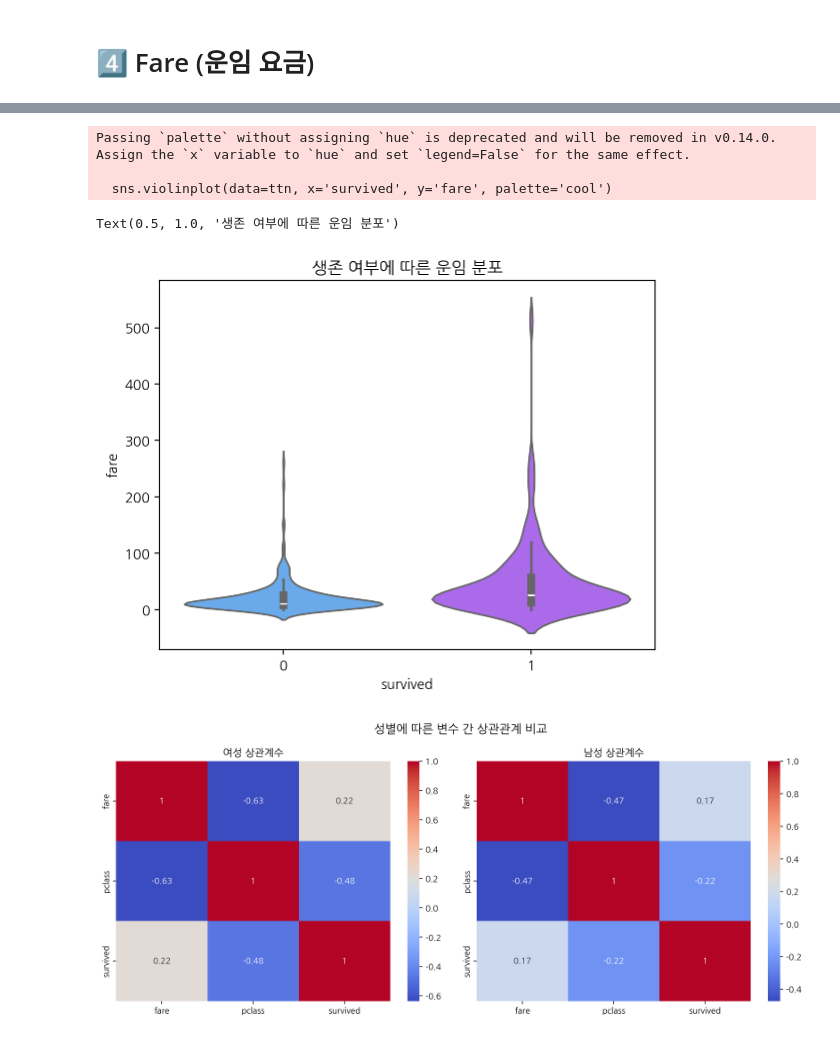
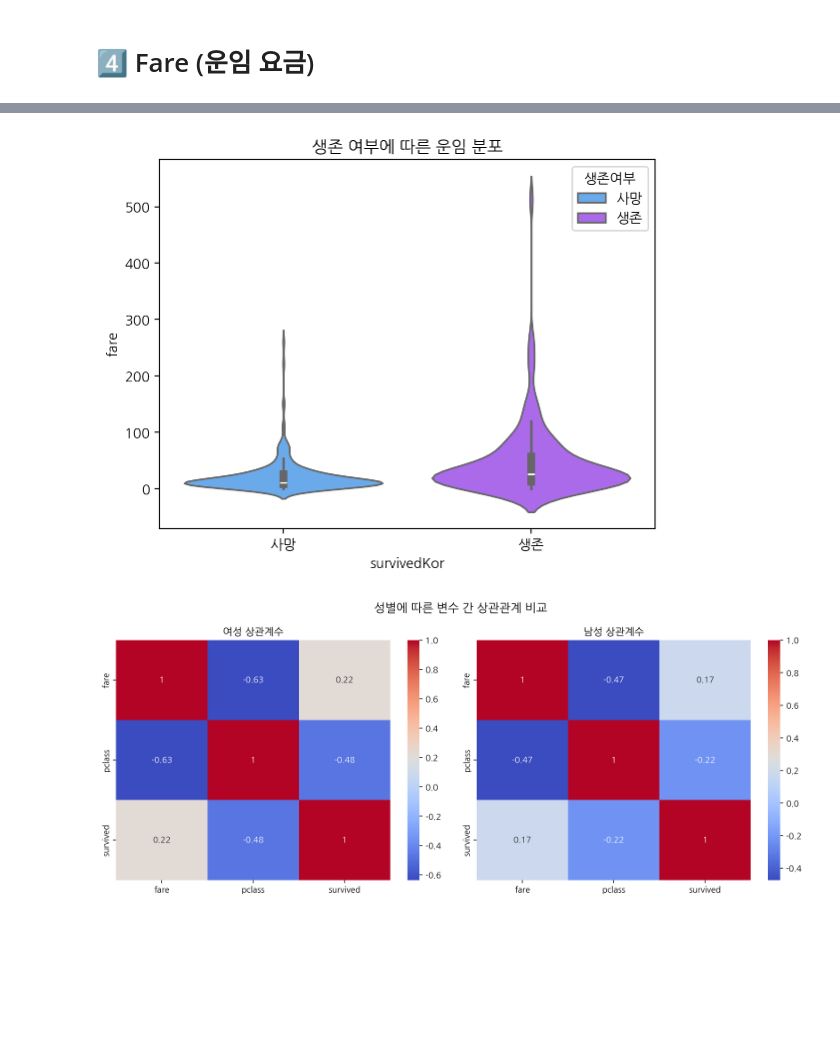
Before and after one commit to carvestar/25-BDA-TeamDP, a Jupyter notebook: 25_BDA_Titanic_B_TeamDP.ipynb, the cells around one changed output, grey strips where cells are left out. Drawn from its saved outputs; the diff is of its cells as text; code cells hidden in the pictures; blank space fills up the shorter version.

```diff
--- a/25_BDA_Titanic_B_TeamDP.ipynb
+++ b/25_BDA_Titanic_B_TeamDP.ipynb
@@ -281,16 +267,17 @@ Text(0.5, 1.0, '선실 등급과 운임 요금의 관계')
+# %%
+ttn['survivedKor'] = ttn['survived'].map({0:'사망', 1:'생존'})
 # %%
 # 생존 여부에 따른 운임 분포
-sns.violinplot(data=ttn, x='survived', y='fare', palette='cool')
+
+
+sns.violinplot(data=ttn, x='survivedKor', y='fare', hue ='survivedKor', palette='cool', legend=True)
+plt.legend(title = '생존여부')
 plt.title("생존 여부에 따른 운임 분포")
-
+plt.show()
 # - 생존자와 사망자 각각의 운임 분포가 어떻게 다른지 확인할 수 있음
 # - 운임이 높을수록 상류층일 가능성이 높고, 생존률도 높게 나타날 수 있음
 # %% [output]
-Passing `palette` without assigning `hue` is deprecated and will be removed in v0.14.0. Assign the `x` variable to `hue` and set `legend=False` for the same effect.
-
-  sns.violinplot(data=ttn, x='survived', y='fare', palette='cool')
-Text(0.5, 1.0, '생존 여부에 따른 운임 분포')
-[figure, old version]
+[figure, new version]
 # %%
 # 성별(female/male)에 따라 생존(Survived), 운임(Fare), 객실등급(Pclass) 변수들 간의 상관관계
 
```
Also changed, not shown: parts of 10 cells of this notebook.
